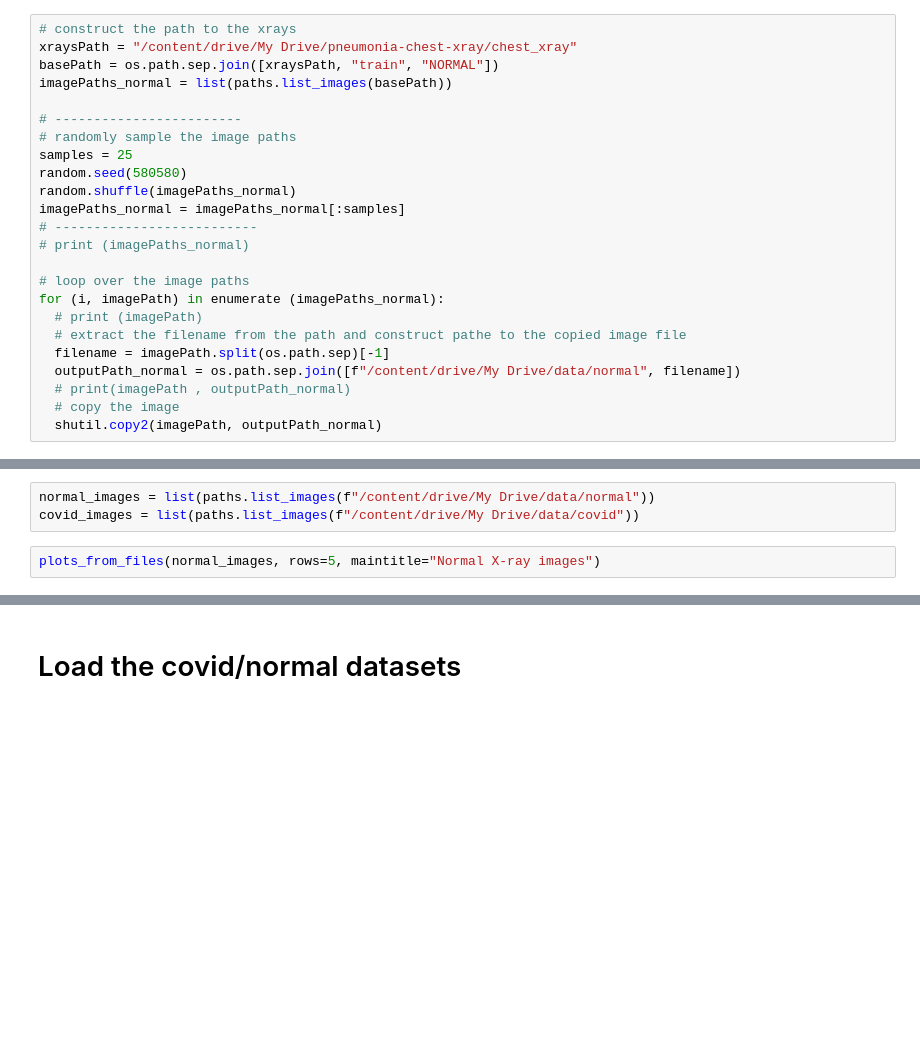
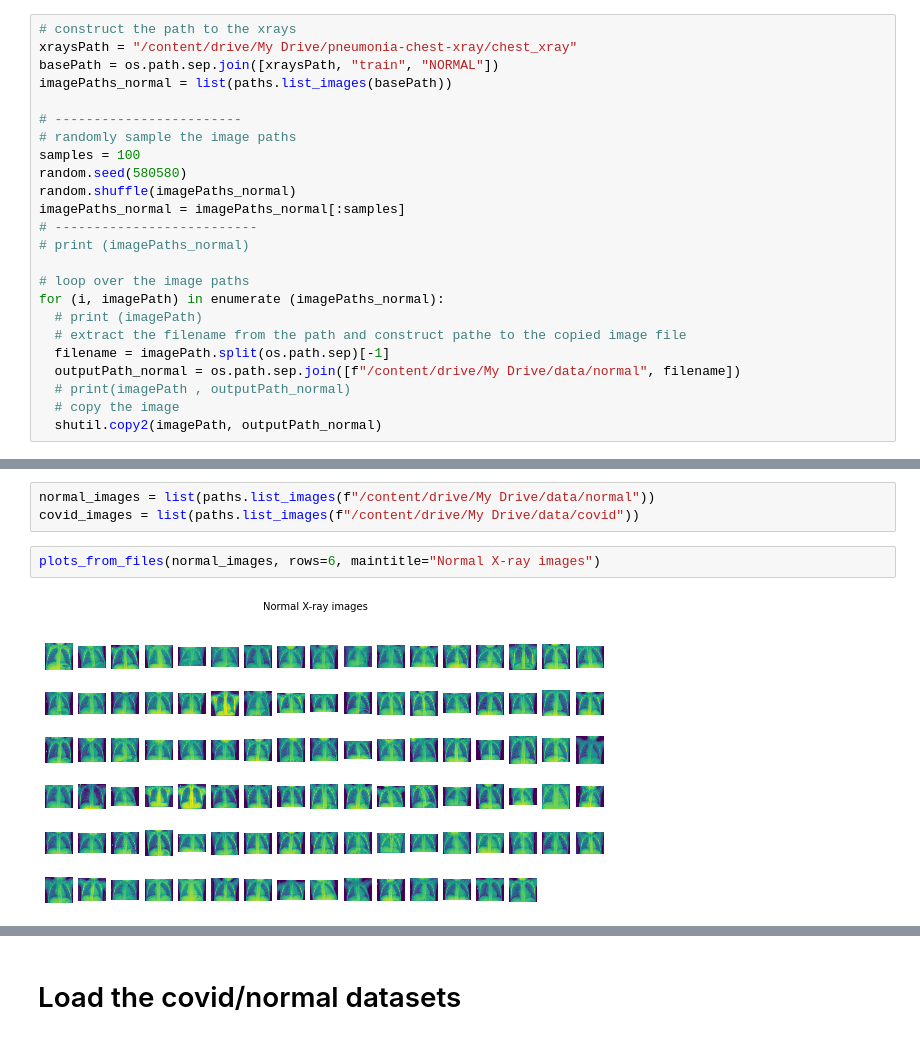
Before and after one commit to MPdeM/imaging_diagnosis, a Jupyter notebook: BuildModel.ipynb, the cells around one changed output, grey strips where cells are left out. Drawn from its saved outputs; the diff is of its cells as text; blank space fills up the shorter version.

```diff
--- a/BuildModel.ipynb
+++ b/BuildModel.ipynb
@@ -141,7 +139,7 @@ imagePaths_normal = list(paths.list_images(basePath))
 
 # ------------------------
 # randomly sample the image paths
-samples = 25
+samples = 100
 random.seed(580580)
 random.shuffle(imagePaths_normal)
 imagePaths_normal = imagePaths_normal[:samples]
@@ -178,5 +176,7 @@ def plots_from_files(imspaths, figsize=(10,5), rows=1, titles=None, maintitle=No
 normal_images = list(paths.list_images(f"/content/drive/My Drive/data/normal"))
 covid_images = list(paths.list_images(f"/content/drive/My Drive/data/covid"))
 # %%
-plots_from_files(normal_images, rows=5, maintitle="Normal X-ray images")
+plots_from_files(normal_images, rows=6, maintitle="Normal X-ray images")
+# %% [output]
+[figure, added]
 # %%
```
Also changed, not shown: parts of 21 cells of this notebook.
